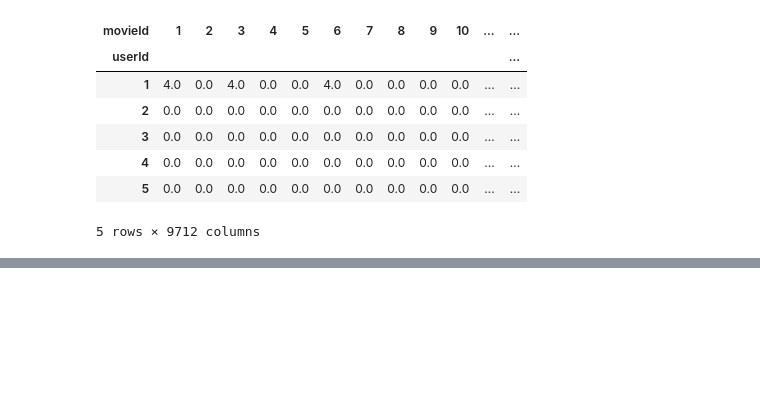
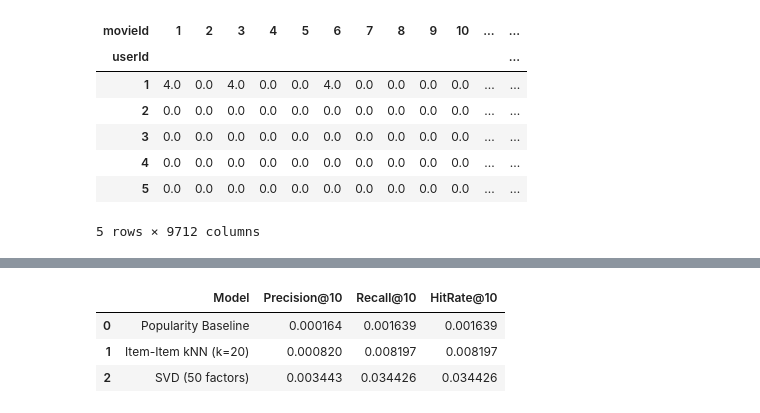
Before and after one commit to tyler-howell-git/Top-N-Recommendation, a Jupyter notebook: Demo.ipynb, the cells around one changed output, grey strips where cells are left out. Cells and saved outputs as stored; diff of their text form; code cells hidden in the pictures; blank space fills up the shorter version.

```diff
--- a/Demo.ipynb
+++ b/Demo.ipynb
@@ -209,0 +445,4 @@ User-item matrix shape: (610, 9712)
+# %%
+knn_results_df = pd.DataFrame([knn_results])
+
+print(knn_results_df)
@@ -209,0 +538,16 @@ User-item matrix shape: (610, 9712)
+# %%
+def precision_at_k(recommended, relevant, k):
+    recommended_k = recommended[:k]
+    hits = len(set(recommended_k) & set(relevant))
+    return hits / k
+
+
+def recall_at_k(recommended, relevant, k):
+    recommended_k = recommended[:k]
+    hits = len(set(recommended_k) & set(relevant))
+    return hits / len(relevant) if len(relevant) > 0 else 0
+
+
+def hit_rate_at_k(recommended, relevant, k):
+    recommended_k = recommended[:k]
+    return int(len(set(recommended_k) & set(relevant)) > 0)
@@ -209,0 +600,18 @@ User-item matrix shape: (610, 9712)
+# %%
+svd_results_df = pd.DataFrame([svd_results])
+
+combined_results_df = pd.concat(
+    [
+        results_df,
+        knn_results_df.drop(columns=["Skipped Users"], errors="ignore"),
+        svd_results_df
+    ],
+    ignore_index=True
+)
+
+combined_results_df
+# %% [output]
+|  | Model | Precision@10 | Recall@10 | HitRate@10 |
+| 0 | Popularity Baseline | 0.000164 | 0.001639 | 0.001639 |
+| 1 | Item-Item kNN (k=20) | 0.000820 | 0.008197 | 0.008197 |
+| 2 | SVD (50 factors) | 0.003443 | 0.034426 | 0.034426 |
```
Also changed, not shown: parts of 14 cells of this notebook.
